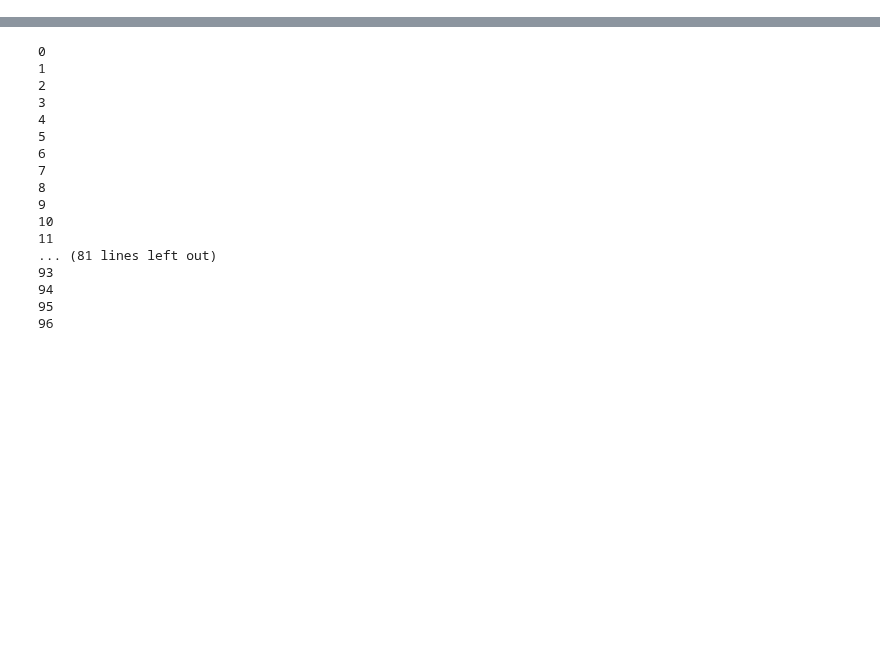
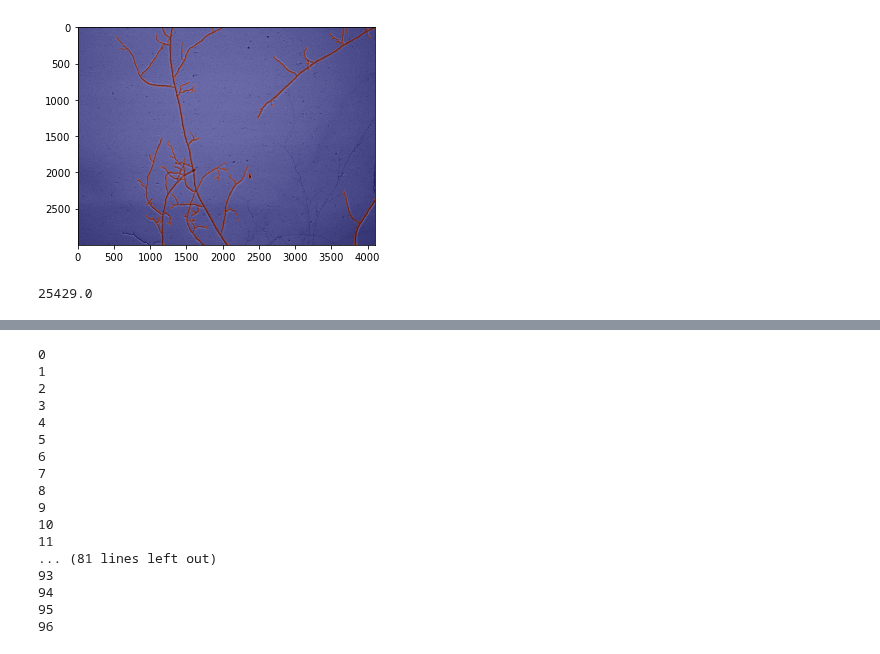
Before and after one commit to Cocopyth/AMFtrack, a Jupyter notebook: extract_skel_surf.ipynb, the cells around one changed output, grey strips where cells are left out. Saved outputs shown, nothing was run; the diff lists cells and outputs as text; code cells hidden in the pictures; blank space fills up the shorter version.

```diff
--- a/extract_skel_surf.ipynb
+++ b/extract_skel_surf.ipynb
@@ -40,0 +152,28 @@ PosixPath('/scratch/shared/mrozemul/Fiji.app/python/MscThesis')
+# %%
+from skimage.feature import hessian_matrix_det
+im_cropped = im
+im_blurred =cv2.blur(im_cropped, (200, 200))
+im_back_rem = (im_cropped+1)/(im_blurred+1)*120
+# # im_back_rem = im_cropped*1.0
+# # # im_back_rem = cv2.normalize(im_back_rem, None, 0, 255, cv2.NORM_MINMAX)
+frangised = frangi(im_back_rem,sigmas=range(1,20,4))*255
+# # frangised = cv2.normalize(frangised, None, 0, 255, cv2.NORM_MINMAX)
+hessian = hessian_matrix_det(im_back_rem,sigma = 20)
+transformed = (frangised+cv2.normalize(abs(hessian), None, 0, 255, cv2.NORM_MINMAX)-im_back_rem+120)*(im_blurred>=35)
+low = 20
+high = 300
+lowt = (transformed > low).astype(int)
+hight = (transformed > high).astype(int)
+hyst = filters.apply_hysteresis_threshold(transformed, low, high)
+kernel = np.ones((3,3),np.uint8)
+dilation = cv2.dilate(hyst.astype(np.uint8) * 255,kernel,iterations = 1)
+for i in range(3):
+    dilation=cv2.erode(dilation.astype(np.uint8) * 255,kernel,iterations = 1)
+    dilation = cv2.dilate(dilation.astype(np.uint8) * 255,kernel,iterations = 1)
+dilated = dilation>0
+# %%
+from plotutil import overlap
+
+overlap(dilated,im)
+# %% [output]
+[figure, added]
@@ -40,0 +182,4 @@ PosixPath('/scratch/shared/mrozemul/Fiji.app/python/MscThesis')
+# %%
+np.sum(skeletonized)/255
+# %% [output]
+25429.0
```
Also changed, not shown: parts of 27 cells of this notebook, 10 other files.
